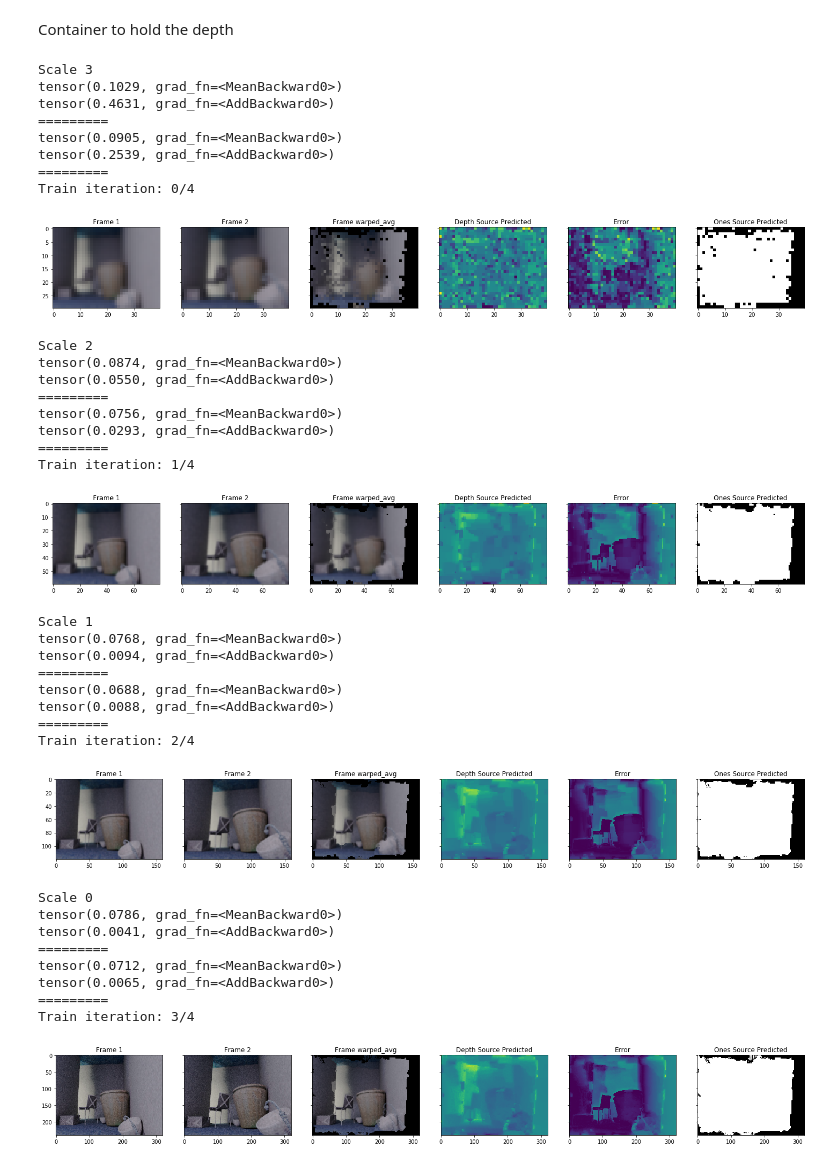
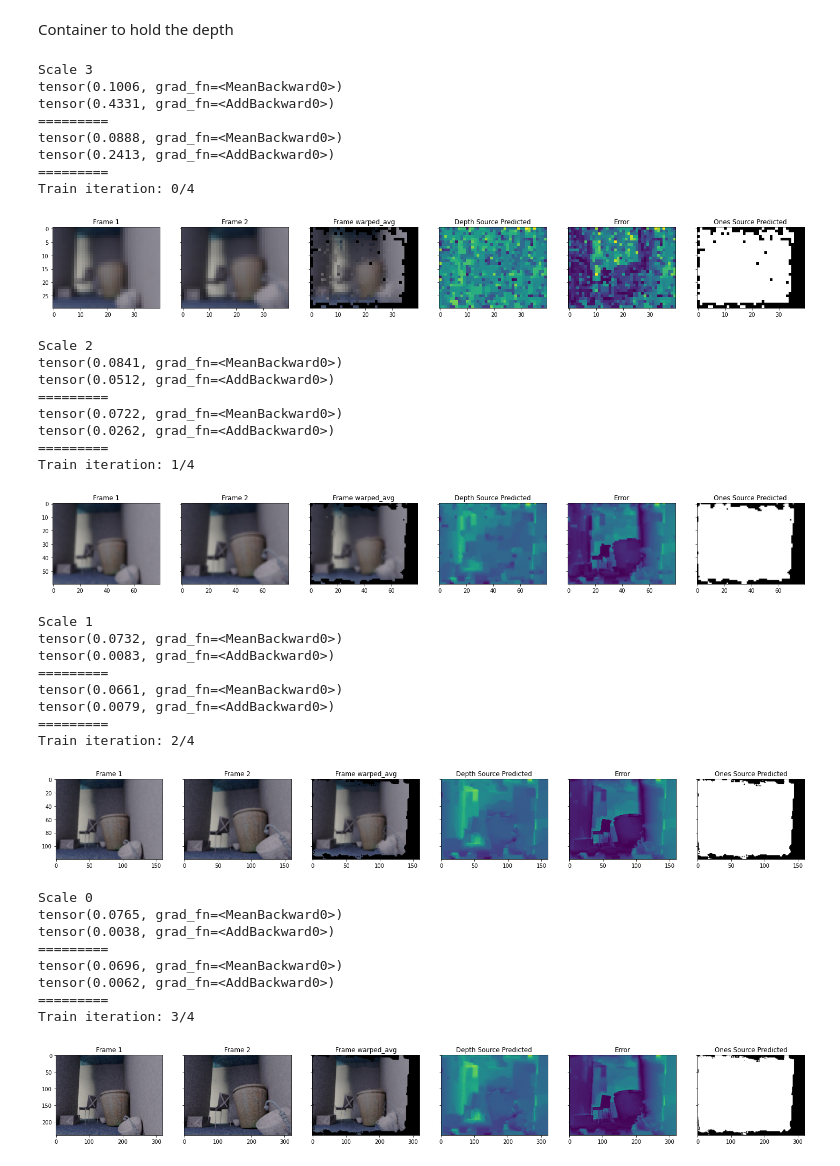
Before and after one commit to kornia/kornia-examples, a Jupyter notebook: depth_estimation.ipynb, the cells around one changed output. Saved outputs shown, nothing was run; the diff lists cells and outputs as text; code cells hidden in the pictures.

Commit message:
fix for the modern kornia

```diff
--- a/depth_estimation.ipynb
+++ b/depth_estimation.ipynb
@@ -25,24 +25,24 @@ def data_to_vis(data):
     return kornia.tensor_to_image(data)
 # %%
 # load the camera matrix
-intrinsics_i = load_data('data/depth/camera_intrinsics_0.npy')[..., :3, :3]  # 1x3x3
-intrinsics_j = load_data('data/depth/camera_intrinsics_1.npy')[..., :3, :3]  # 1x3x3
-intrinsics_k = load_data('data/depth/camera_intrinsics_2.npy')[..., :3, :3]  # 1x3x3
+intrinsics_i = load_data('data/depth/camera_intrinsics_0.npy', device)[..., :3, :3]  # 1x3x3
+intrinsics_j = load_data('data/depth/camera_intrinsics_1.npy', device)[..., :3, :3]  # 1x3x3
+intrinsics_k = load_data('data/depth/camera_intrinsics_2.npy', device)[..., :3, :3]  # 1x3x3
 
 # load the camera pose
-i_pose_w = load_data('data/depth/camera_pose_0.npy')  # 1x4x4
-j_pose_w = load_data('data/depth/camera_pose_1.npy')  # 1x4x4
-k_pose_w = load_data('data/depth/camera_pose_2.npy')  # 1x4x4
+i_pose_w = load_data('data/depth/camera_pose_0.npy', device)  # 1x4x4
+j_pose_w = load_data('data/depth/camera_pose_1.npy', device)  # 1x4x4
+k_pose_w = load_data('data/depth/camera_pose_2.npy', device)  # 1x4x4
 
 # load images
-image_i = load_data('data/depth/image_0.npy')  # 1x3xHxW
-image_j = load_data('data/depth/image_1.npy')  # 1x3xHxW
-image_k = load_data('data/depth/image_2.npy')  # 1x3xHxW
+image_i = load_data('data/depth/image_0.npy', device)  # 1x3xHxW
+image_j = load_data('data/depth/image_1.npy', device)  # 1x3xHxW
+image_k = load_data('data/depth/image_2.npy', device)  # 1x3xHxW
 
 # load the depth map (in meters)
-depth_i = load_data('data/depth/depth_0.npy')  # 1x1xHxW
-depth_j = load_data('data/depth/depth_1.npy')  # 1x1xHxW
-depth_k = load_data('data/depth/depth_2.npy')  # 1x1xHxW
+depth_i = load_data('data/depth/depth_0.npy', device)  # 1x1xHxW
+depth_j = load_data('data/depth/depth_1.npy', device)  # 1x1xHxW
+depth_k = load_data('data/depth/depth_2.npy', device)  # 1x1xHxW
 # %%
 %matplotlib inline
 fig, axes = plt.subplots(3, 2, sharey=True)
@@ -76,12 +76,12 @@ k_trans_j = k_pose_w @ torch.inverse(j_pose_w)
 dst_trans_src = torch.cat([i_trans_j, k_trans_j], dim=0)
 
 depth_src = depth_j
-intrinsics_src = intrinsics_j
+intrinsics_src = intrinsics_j.repeat(2,1,1)
 
 image_src = image_j
 image_dst = torch.cat([image_i, image_k], dim=0)
 
-image_dst_to_src = kornia.warp_frame_depth(image_dst, depth_src, dst_trans_src, intrinsics_src)
+image_dst_to_src = kornia.geometry.warp_frame_depth(image_dst, depth_src, dst_trans_src, intrinsics_src)
 print(image_dst_to_src.shape)
 # %% [output]
 torch.Size([2, 3, 240, 320])
@@ -163,8 +163,8 @@ def compute_scale_factor(image_src, image_dst):
 # %%
 # compute the gaussian pyramids
 num_levels = 4
-image_src_pyr = kornia.build_pyramid(image_src, num_levels)
-image_dst_pyr = kornia.build_pyramid(image_dst, num_levels)
+image_src_pyr = kornia.geometry.build_pyramid(image_src, num_levels)
+image_dst_pyr = kornia.geometry.build_pyramid(image_dst, num_levels)
 # %%
 num_iterations = 1000
 error_tol = 1e-8
@@ -181,10 +181,10 @@ def compute_scale_loss(image_dst: torch.Tensor,
             # warp by the depth
             depth_src_tmp: torch.Tensor = depth_src()
 
-            image_dst_to_src = kornia.warp_frame_depth(
+            image_dst_to_src = kornia.geometry.warp_frame_depth(
                 image_dst, depth_src_tmp, dst_trans_src, intrinsics_src)
 
-            ones = kornia.warp_frame_depth(torch.ones_like(image_dst),
+            ones = kornia.geometry.warp_frame_depth(torch.ones_like(image_dst),
                 depth_src_tmp, dst_trans_src, intrinsics_src).mean(0)
 
             # compute and mask loss
@@ -240,10 +240,10 @@ for iter_idx in range(num_levels):
 
     print('Train iteration: {}/{}'.format(iter_idx, num_levels))
 
-    image_dst_to_src = kornia.warp_frame_depth(
+    image_dst_to_src = kornia.geometry.warp_frame_depth(
         image_dst_scale, depth_src_pred(), dst_trans_src, intrinsics_src_scale)
 
-    ones = kornia.warp_frame_depth(
+    ones = kornia.geometry.warp_frame_depth(
         torch.ones_like(image_dst_scale), depth_src_pred(), dst_trans_src, intrinsics_src_scale)
     ones = (ones.mean(0) > 0.95).float()
 
@@ -253,62 +253,62 @@ for iter_idx in range(num_levels):
 
     %matplotlib inline
     fig, axes = plt.subplots(1, 6, sharey=True)
     fig.set_figheight(25)
     fig.set_figwidth(25)
 
     axes[0].imshow(data_to_vis(image_src_scale[0]))
     axes[0].set_title('Frame 1')
 
     axes[1].imshow(data_to_vis(image_dst_scale[0]))
     axes[1].set_title('Frame 2')
 
     axes[2].imshow(data_to_vis((image_dst_to_src*ones).mean(0)))
     axes[2].set_title('Frame warped_avg')
 
     axes[3].imshow(data_to_vis(depth_src_pred()))
     axes[3].set_title('Depth Source Predicted')
 
     axes[4].imshow(data_to_vis(torch.abs(depth_src_scale_gt-depth_src_pred()).mean(0)))
     axes[4].set_title('Error')
 
     axes[5].imshow(data_to_vis(ones))
     axes[5].set_title('Ones Source Predicted')
 
     plt.show()
 # %% [output]
 Scale 3
-tensor(0.1029, grad_fn=<MeanBackward0>)
-tensor(0.4631, grad_fn=<AddBackward0>)
+tensor(0.1006, grad_fn=<MeanBackward0>)
+tensor(0.4331, grad_fn=<AddBackward0>)
 =========
-tensor(0.0905, grad_fn=<MeanBackward0>)
-tensor(0.2539, grad_fn=<AddBackward0>)
+tensor(0.0888, grad_fn=<MeanBackward0>)
+tensor(0.2413, grad_fn=<AddBackward0>)
 =========
 Train iteration: 0/4
-[figure, old version]
+[figure, new version]
 Scale 2
-tensor(0.0874, grad_fn=<MeanBackward0>)
-tensor(0.0550, grad_fn=<AddBackward0>)
+tensor(0.0841, grad_fn=<MeanBackward0>)
+tensor(0.0512, grad_fn=<AddBackward0>)
 =========
-tensor(0.0756, grad_fn=<MeanBackward0>)
-tensor(0.0293, grad_fn=<AddBackward0>)
+tensor(0.0722, grad_fn=<MeanBackward0>)
+tensor(0.0262, grad_fn=<AddBackward0>)
 =========
 Train iteration: 1/4
-[figure, old version]
+[figure, new version]
 Scale 1
-tensor(0.0768, grad_fn=<MeanBackward0>)
-tensor(0.0094, grad_fn=<AddBackward0>)
+tensor(0.0732, grad_fn=<MeanBackward0>)
+tensor(0.0083, grad_fn=<AddBackward0>)
 =========
-tensor(0.0688, grad_fn=<MeanBackward0>)
-tensor(0.0088, grad_fn=<AddBackward0>)
+tensor(0.0661, grad_fn=<MeanBackward0>)
+tensor(0.0079, grad_fn=<AddBackward0>)
 =========
 Train iteration: 2/4
-[figure, old version]
+[figure, new version]
 Scale 0
-tensor(0.0786, grad_fn=<MeanBackward0>)
-tensor(0.0041, grad_fn=<AddBackward0>)
+tensor(0.0765, grad_fn=<MeanBackward0>)
+tensor(0.0038, grad_fn=<AddBackward0>)
 =========
-tensor(0.0712, grad_fn=<MeanBackward0>)
-tensor(0.0065, grad_fn=<AddBackward0>)
+tensor(0.0696, grad_fn=<MeanBackward0>)
+tensor(0.0062, grad_fn=<AddBackward0>)
 =========
 Train iteration: 3/4
-[figure, old version]
+[figure, new version]
```
Also changed, not shown: parts of 2 cells of this notebook.
